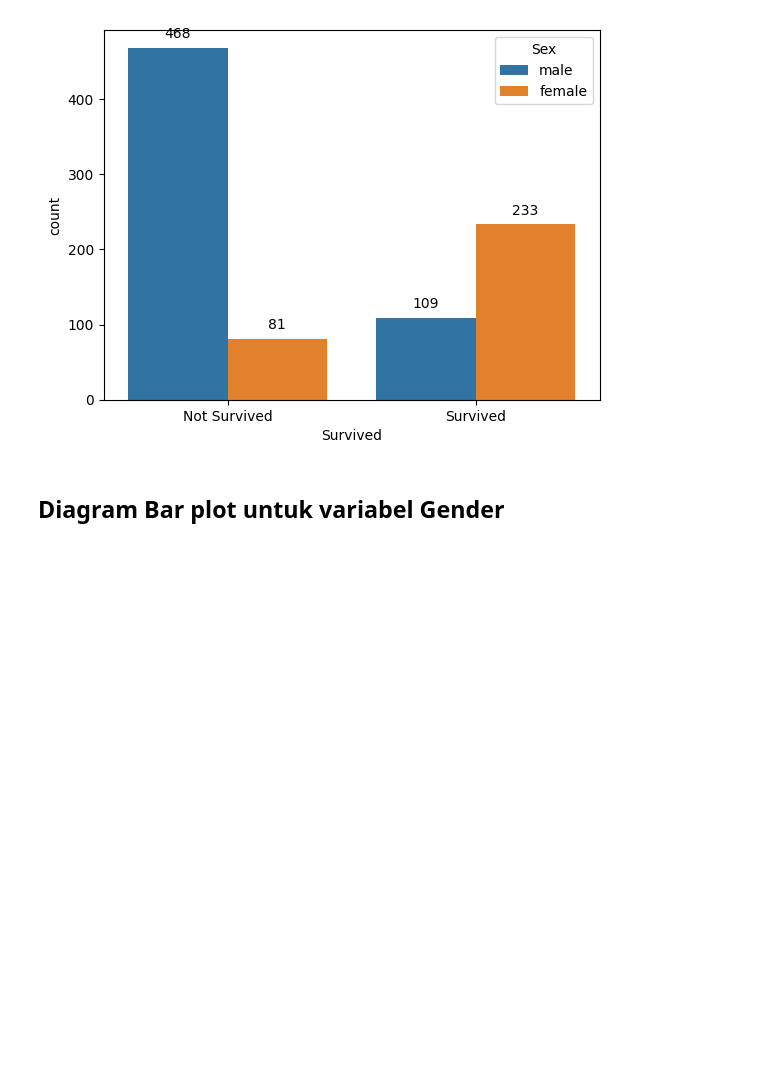
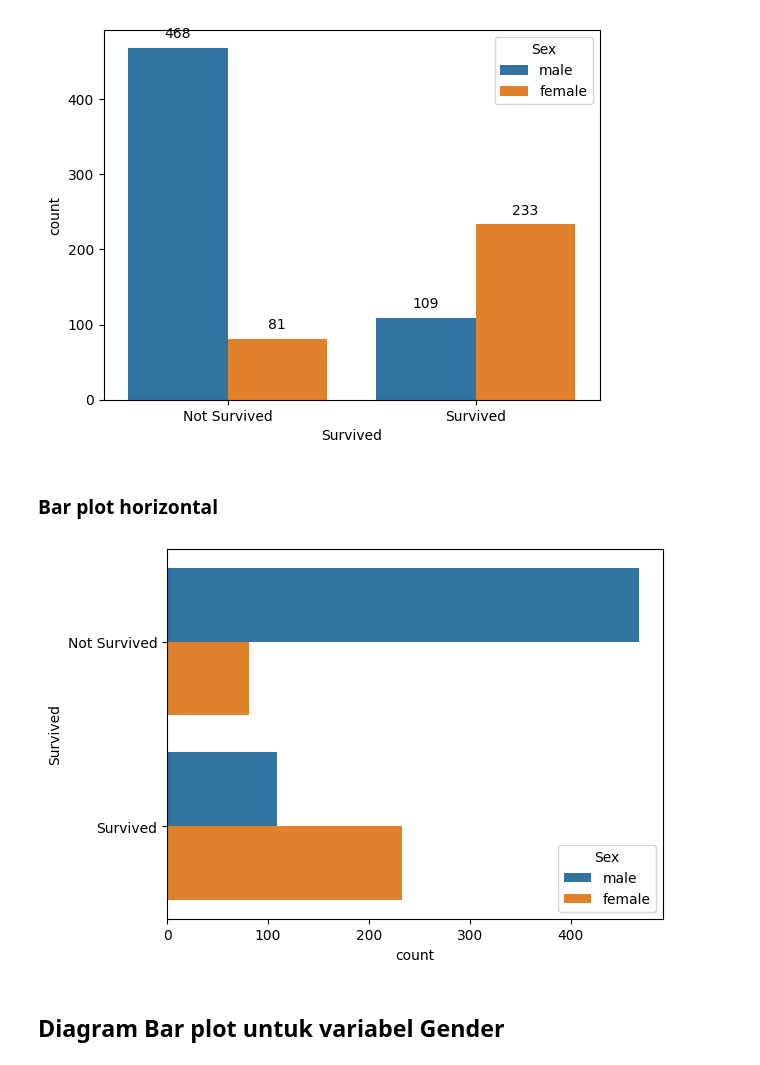
Before and after one commit to stevensa1/Steven-Data-Analyst-Assigments, a Jupyter notebook: Tugas 7 8/Topik 7 8 - Steven Soewignjo.ipynb, the cells around one changed output. Saved outputs shown, nothing was run; the diff lists cells and outputs as text; code cells hidden in the pictures; blank space fills up the shorter version.

```diff
--- a/Tugas 7 8/Topik 7 8 - Steven Soewignjo.ipynb
+++ b/Tugas 7 8/Topik 7 8 - Steven Soewignjo.ipynb
@@ -139,6 +139,16 @@ for p in ax.patches:
 plt.show()
 # %% [output]
 [figure]
+# %% [markdown]
+### Bar plot horizontal
+# %%
+# Membuat barplot untuk variabel 'Survived' dari data 'df_cat' yang dibedakan berdasarkan 'Sex'
+ax = sns.countplot(y = 'Survived', data = df_cat, hue = "Sex")
+# Mengset label x dengan 0 = Not Survived, dan 1 adalah Survived
+ax.set_yticklabels(['Not Survived', 'Survived'])
+plt.show()
+# %% [output]
+[figure, added]
 # %% [markdown]
 ## Diagram Bar plot untuk variabel Gender
 # %% [markdown]
```
